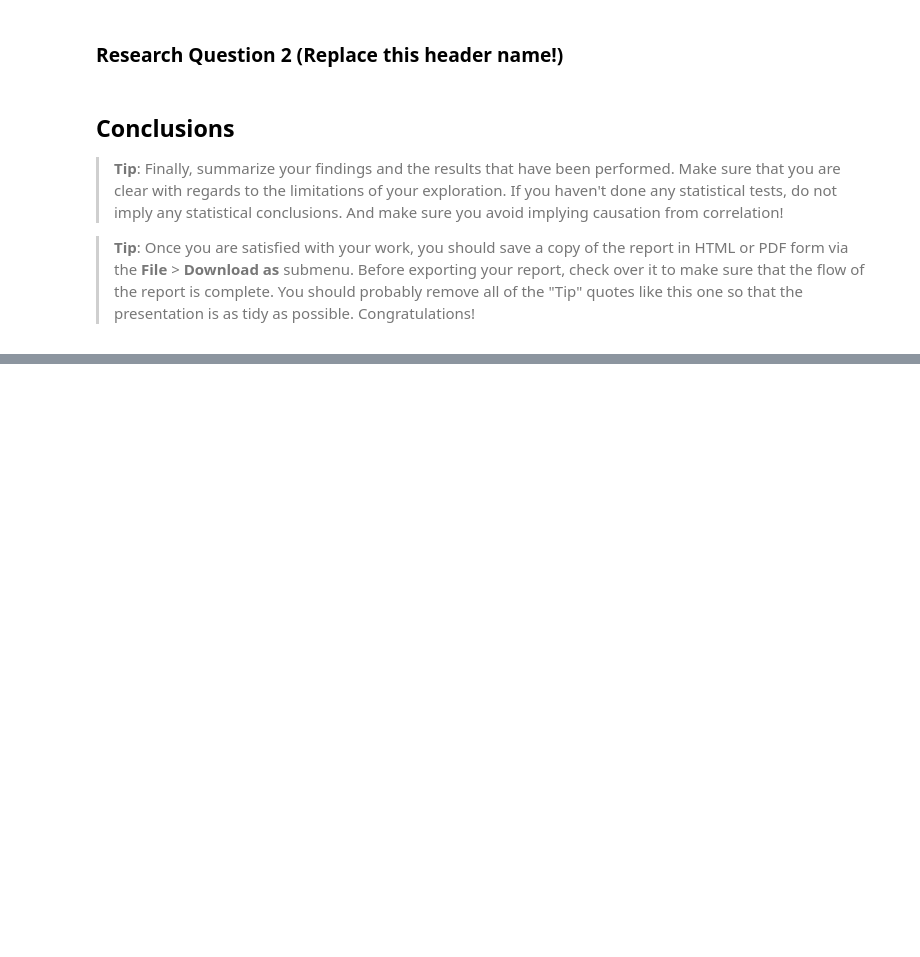
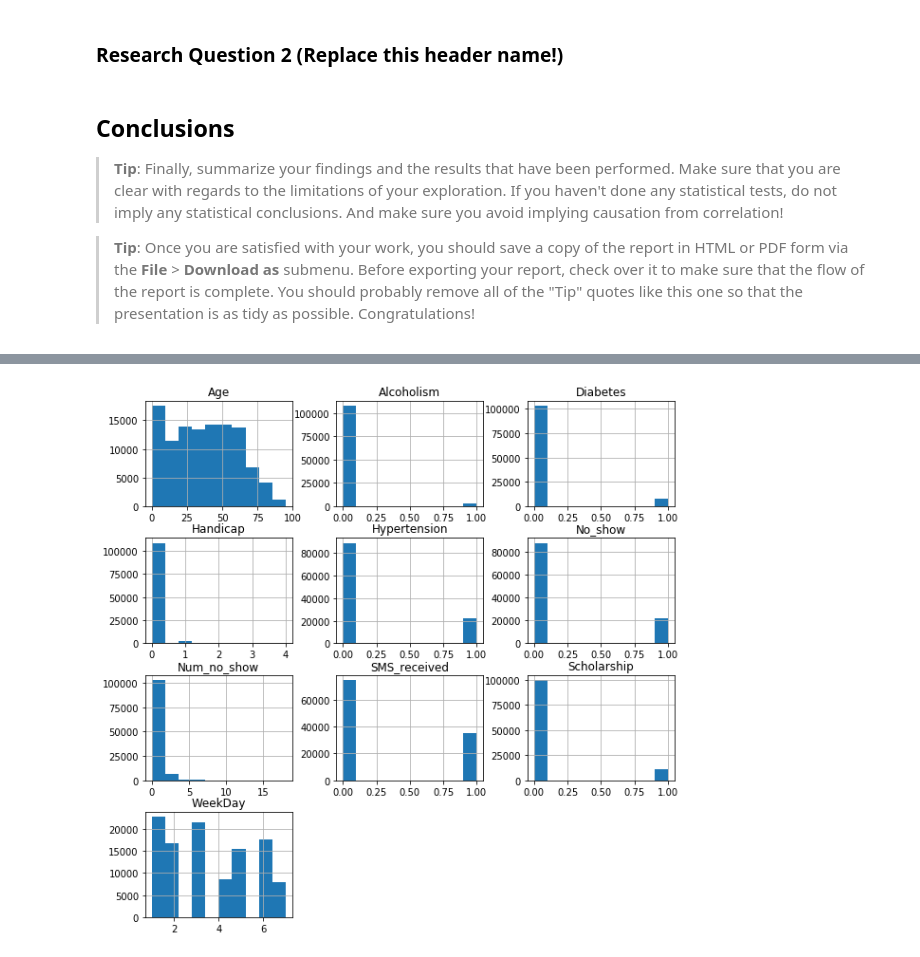
Before and after one commit to yagmurdalman/investigate-a-data-set, a Jupyter notebook: no_show_appointments.ipynb, the cells around one changed output, grey strips where cells are left out. Cells and saved outputs as stored; diff of their text form; code cells hidden in the pictures; blank space fills up the shorter version.

```diff
--- a/no_show_appointments.ipynb
+++ b/no_show_appointments.ipynb
@@ -293,0 +316,4 @@ df['Num_no_show'] = df.groupby('PatientId')['No_show'].apply(lambda x: x.cumsum(
+# %%
+df.hist(figsize=(10,10));
+# %% [output]
+[figure, added]
```
Also changed, not shown: parts of 23 cells of this notebook.
